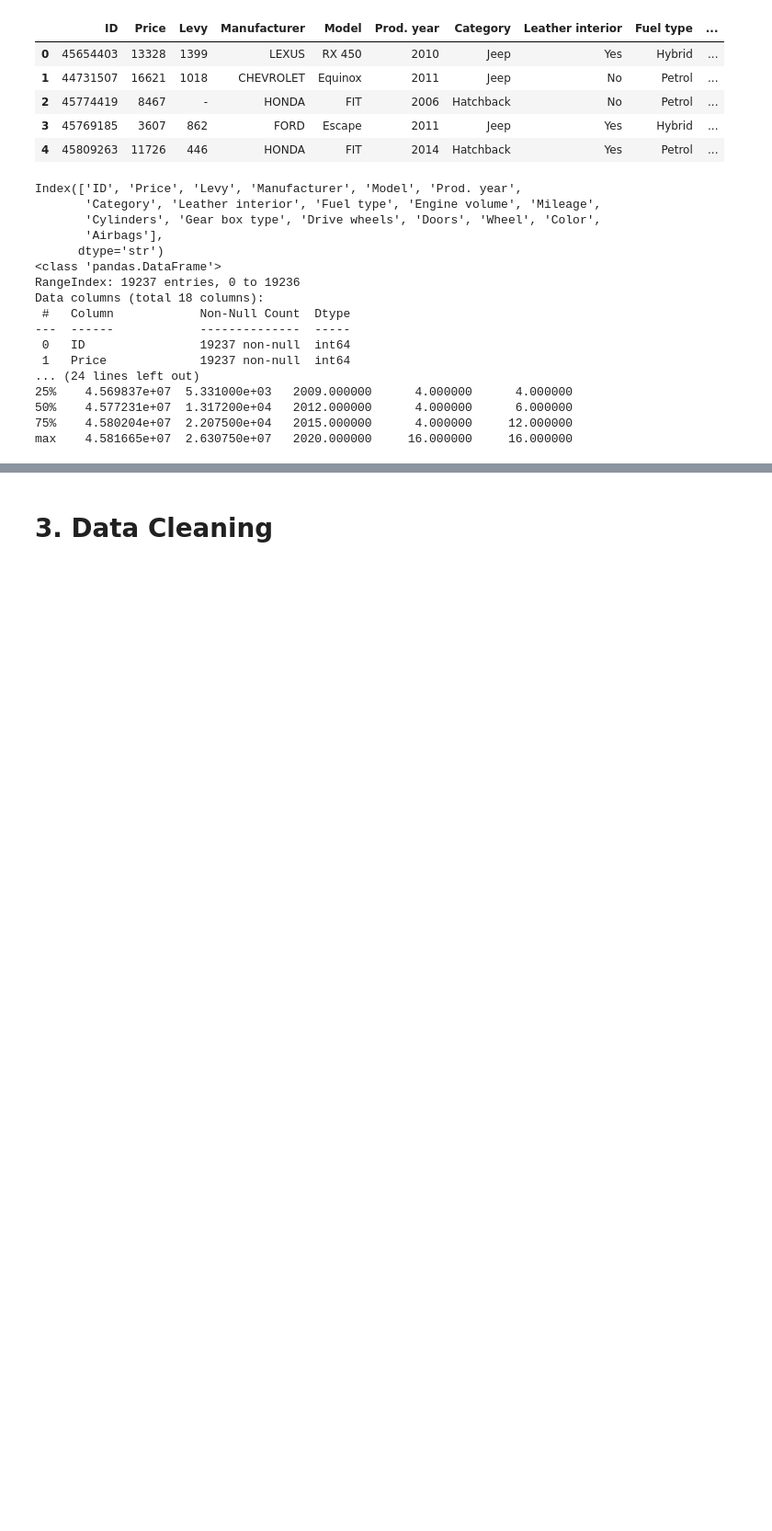
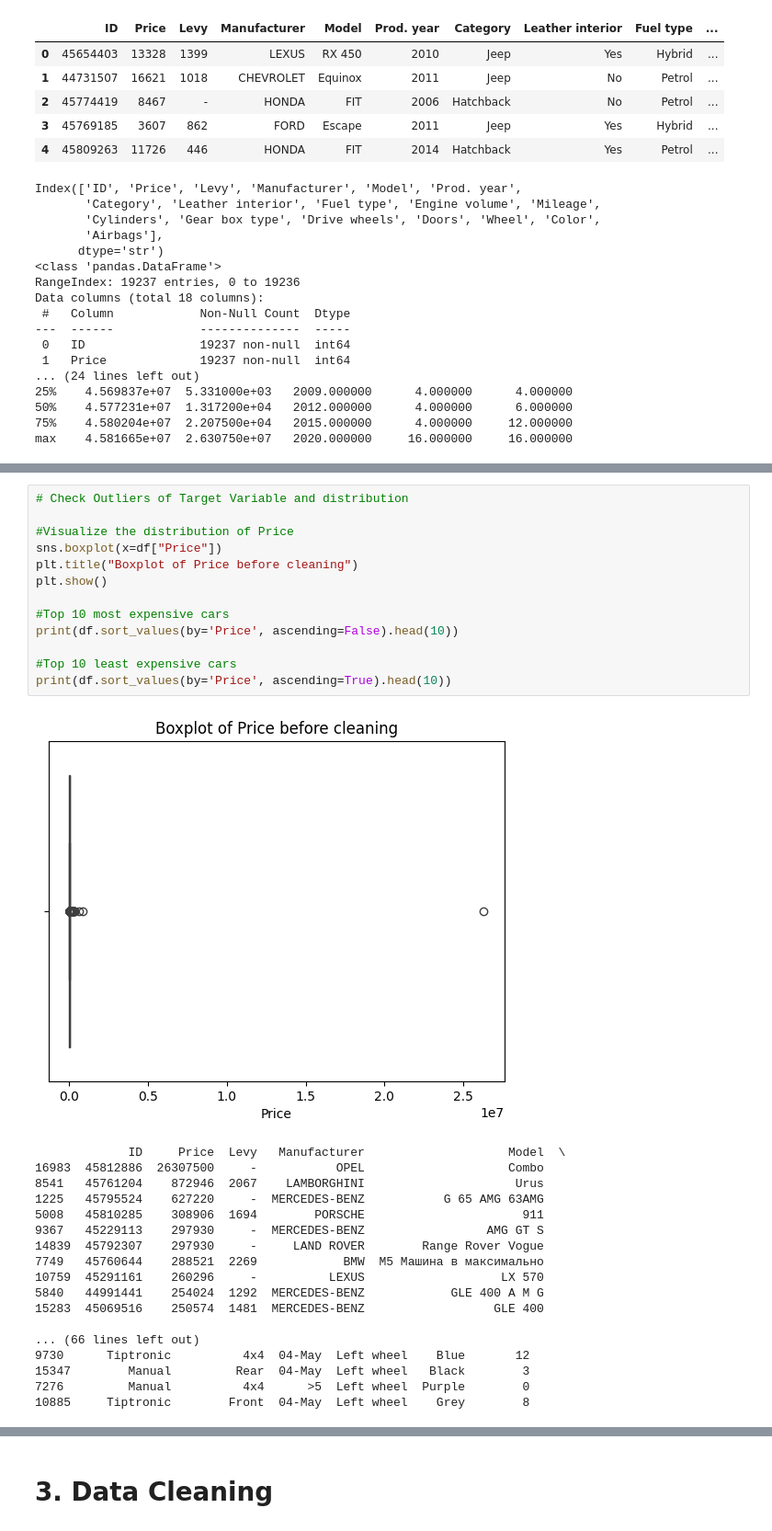
Before and after one commit to dinis2296/car-price-prediction-regression, a Jupyter notebook: notebook/Project 2 - Car Price Regression.ipynb, the cells around one changed output, grey strips where cells are left out. Shown at 92% size. Drawn from its saved outputs; the diff is of its cells as text; blank space fills up the shorter version.

```diff
--- a/notebook/Project 2 - Car Price Regression.ipynb
+++ b/notebook/Project 2 - Car Price Regression.ipynb
@@ -93,3 +83,35 @@ Number of rows after cleaning: 15873
+# %%
+# Check Outliers of Target Variable and distribution
+
+#Visualize the distribution of Price
+sns.boxplot(x=df["Price"])
+plt.title("Boxplot of Price before cleaning")
+plt.show()
+
+#Top 10 most expensive cars
+print(df.sort_values(by='Price', ascending=False).head(10))
+
+#Top 10 least expensive cars
+print(df.sort_values(by='Price', ascending=True).head(10))
+# %% [output]
+[figure, added]
+             ID     Price  Levy   Manufacturer                    Model  \
+16983  45812886  26307500     -           OPEL                    Combo
+8541   45761204    872946  2067    LAMBORGHINI                     Urus
+1225   45795524    627220     -  MERCEDES-BENZ           G 65 AMG 63AMG
+5008   45810285    308906  1694        PORSCHE                      911
+9367   45229113    297930     -  MERCEDES-BENZ                 AMG GT S
+14839  45792307    297930     -     LAND ROVER        Range Rover Vogue
+7749   45760644    288521  2269            BMW  M5 Машина в максимально
+10759  45291161    260296     -          LEXUS                   LX 570
+5840   44991441    254024  1292  MERCEDES-BENZ            GLE 400 A M G
+15283  45069516    250574  1481  MERCEDES-BENZ                  GLE 400
+
+... (66 lines left out)
+9730      Tiptronic          4x4  04-May  Left wheel    Blue       12
+15347        Manual         Rear  04-May  Left wheel   Black        3
+7276         Manual          4x4      >5  Left wheel  Purple        0
+10885     Tiptronic        Front  04-May  Left wheel    Grey        8
 # %% [markdown]
 ## Conclusions
 
```
Also changed, not shown: parts of 8 cells of this notebook.
